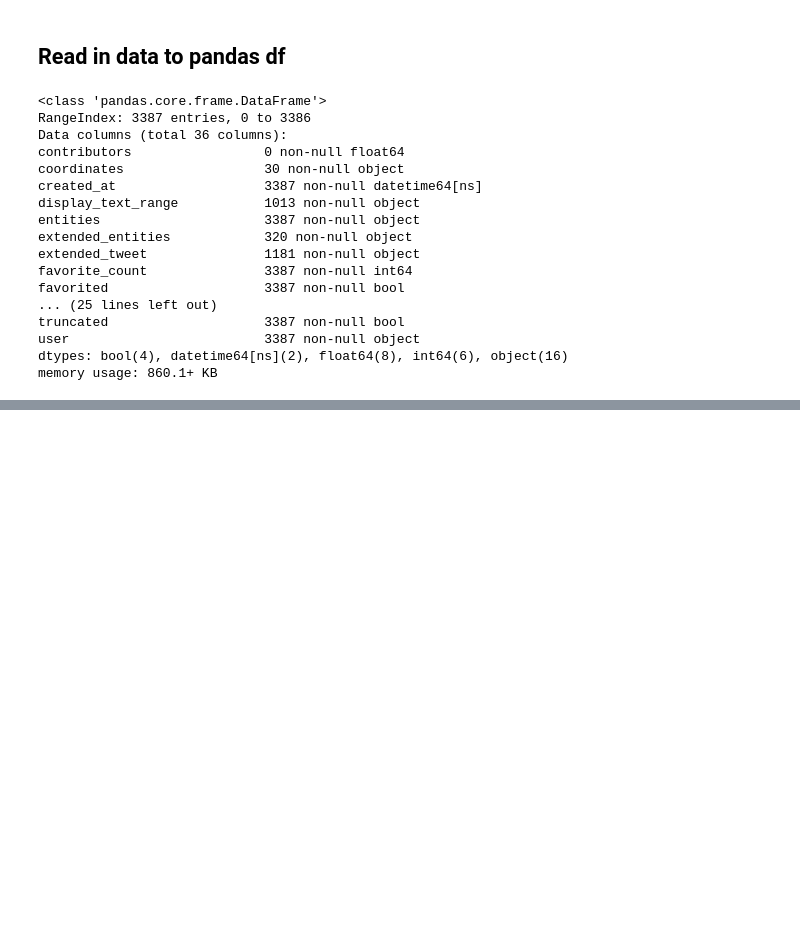
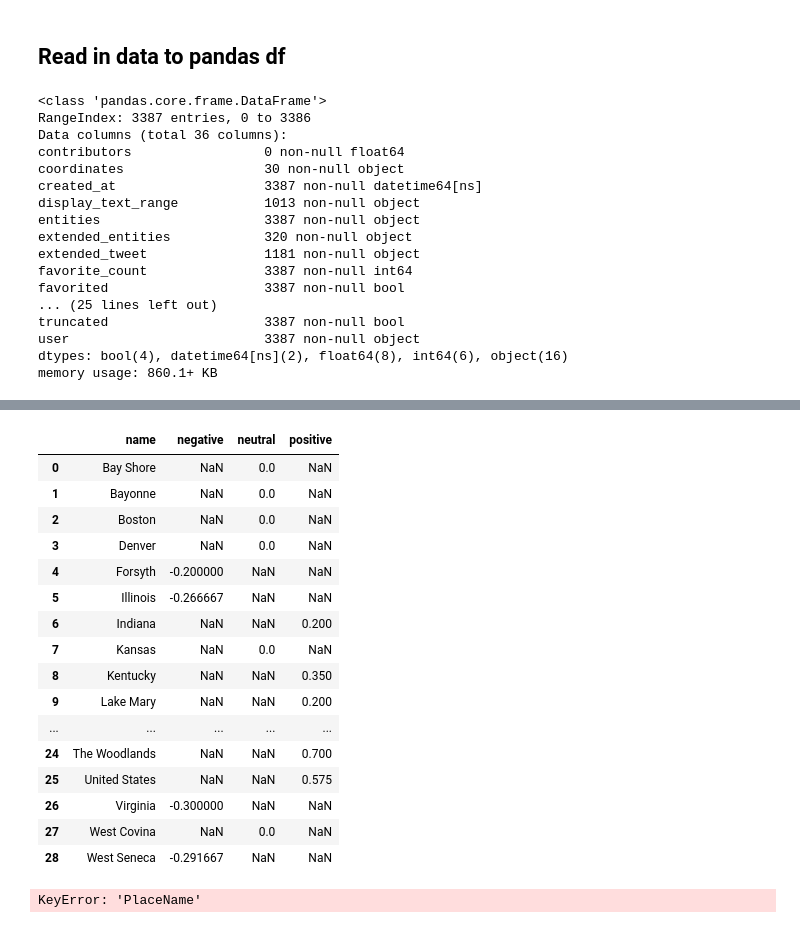
Before and after one commit to vinhttran/fad_diets_ml, a Jupyter notebook: fad_diets_EDA_c2.ipynb, the cells around one changed output, grey strips where cells are left out. Saved outputs shown, nothing was run; the diff lists cells and outputs as text; code cells hidden in the pictures; blank space fills up the shorter version.

```diff
--- a/fad_diets_EDA_c2.ipynb
+++ b/fad_diets_EDA_c2.ipynb
@@ -1242,0 +720,6 @@ p-value for positive frequency comparison: 0.000
+# %%
+row_ = eval(row)
+lst_of_coords = [item for sublist in row_ for item in sublist]
+longitude = [p[0] for p in lst_of_coords]
+latitude = [p[1] for p in lst_of_coords]
+return (sum(latitude) / float(len(latitude)), sum(longitude) / float(len(longitude)))
@@ -1242,0 +736,8 @@ p-value for positive frequency comparison: 0.000
+# %%
+pkl_file = open("GeoData/US_coord_dict.pkl", 'rb')
+US_coord_dict = pickle.load(pkl_file)
+US_coord_dict
+
+d={}
+for key, value in US_coord_dict.items():
+    print(key,value)
@@ -1242,0 +762,9 @@ p-value for positive frequency comparison: 0.000
+# %%
+def find_dist_between(tup1, tup2):
+    '''
+    INPUT: Two tuples of latitude, longitude coordinates pairs for two cities
+    OUTPUT: The distance between the cities
+    '''
+
+    return np.sqrt((tup1[0] - tup2[0])**2 + (tup1[1] - tup2[1])**2)
+find_dist_between((48.753352500000005, -122.430277), (40.3341185, -75.9250215))
@@ -1242,0 +853,33 @@ p-value for positive frequency comparison: 0.000
+# %%
+# clean DF to use is df_location3 and document_v for scores
+# documents_v.drop(['text_clean'] ,axis=1, inplace=True)
+prediction = pd.concat([df_location3, documents_v], axis=1)
+prediction2 = prediction.groupby(['name','sentiment'])['polarity'].mean()
+prediction2 = pd.DataFrame(prediction2)
+prediction3 = prediction2.pivot_table(index='name', columns="sentiment", values='polarity')
+prediction3 =  prediction3.rename_axis(None, axis=1).reset_index()
+prediction4 = prediction3.rename(columns = {"index": 'PlaceName'})
+# %%
+prediction4
+# %% [output]
+|  | name | negative | neutral | positive |
+| 0 | Bay Shore | NaN | 0.0 | NaN |
+| 1 | Bayonne | NaN | 0.0 | NaN |
+| 2 | Boston | NaN | 0.0 | NaN |
+| 3 | Denver | NaN | 0.0 | NaN |
+| 4 | Forsyth | -0.200000 | NaN | NaN |
+| 5 | Illinois | -0.266667 | NaN | NaN |
+| 6 | Indiana | NaN | NaN | 0.200 |
+| 7 | Kansas | NaN | 0.0 | NaN |
+| 8 | Kentucky | NaN | NaN | 0.350 |
+| 9 | Lake Mary | NaN | NaN | 0.200 |
+| ... | ... | ... | ... | ... |
+| 24 | The Woodlands | NaN | NaN | 0.700 |
+| 25 | United States | NaN | NaN | 0.575 |
+| 26 | Virginia | -0.300000 | NaN | NaN |
+| 27 | West Covina | NaN | 0.0 | NaN |
+| 28 | West Seneca | -0.291667 | NaN | NaN |
+# %%
+prediction5 = pd.merge(prediction4, cities, left_on='PlaceName', right_on='PlaceName')
+# %% [output]
+KeyError: 'PlaceName'
```
Also changed, not shown: parts of 197 cells of this notebook.
